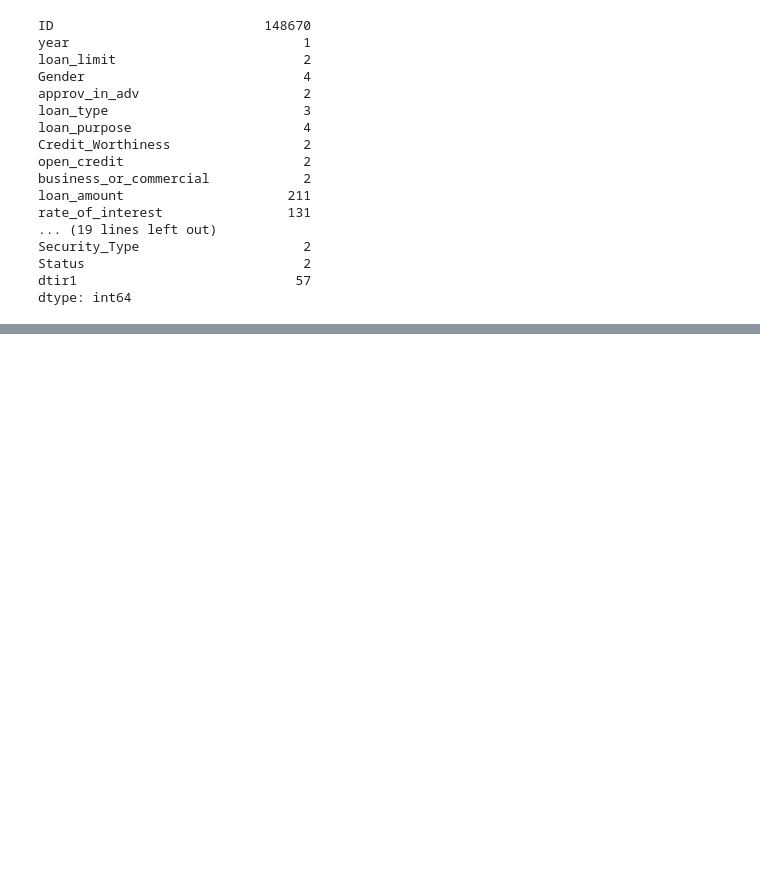
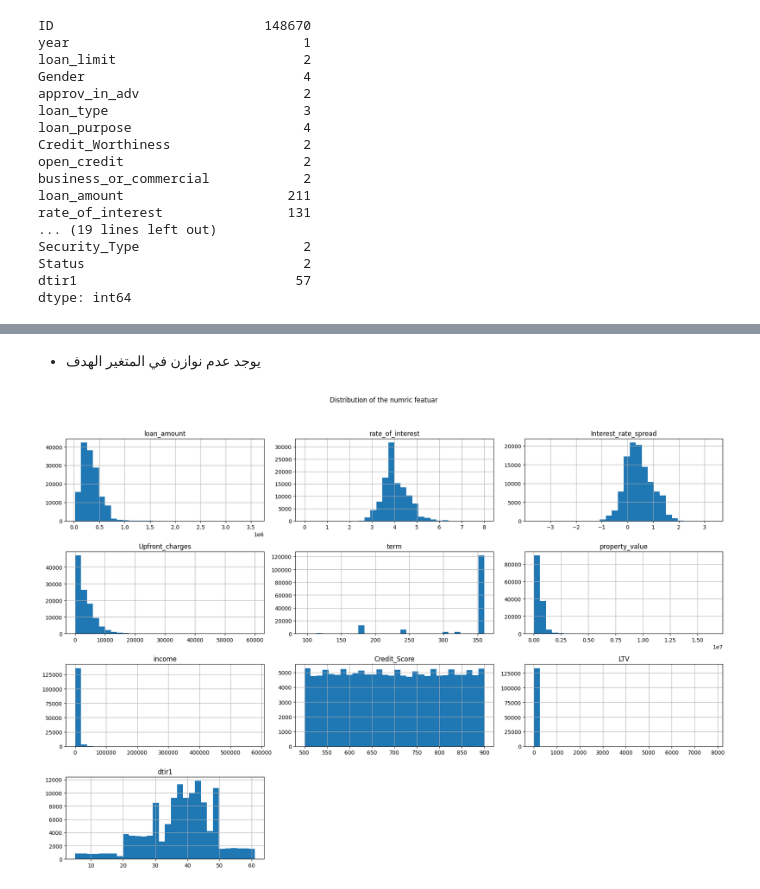
Before and after one commit to angiegh2002/Loan_Default_Detection, a Jupyter notebook: DM&ML.ipynb, the cells around one changed output, grey strips where cells are left out. Saved outputs shown, nothing was run; the diff lists cells and outputs as text; code cells hidden in the pictures; blank space fills up the shorter version.

```diff
--- a/DM&ML.ipynb
+++ b/DM&ML.ipynb
@@ -100,0 +262,12 @@ np.int64(0)
+# %% [markdown]
+- يوجد عدم نوازن في المتغير الهدف
+# %%
+numeric_cols = df.select_dtypes(include=np.number).columns.tolist()
+cols_to_exclude = ['ID', 'year', 'Status']
+plot_cols = [col for col in numeric_cols if col not in cols_to_exclude]
+df[plot_cols].hist(bins=30, figsize=(18, 13))
+plt.suptitle("Distribution of the numric featuar")
+plt.tight_layout(rect=[0, 0.03, 1, 0.95])
+plt.show()
+# %% [output]
+[figure, added]
```
Also changed, not shown: parts of 29 cells of this notebook.
